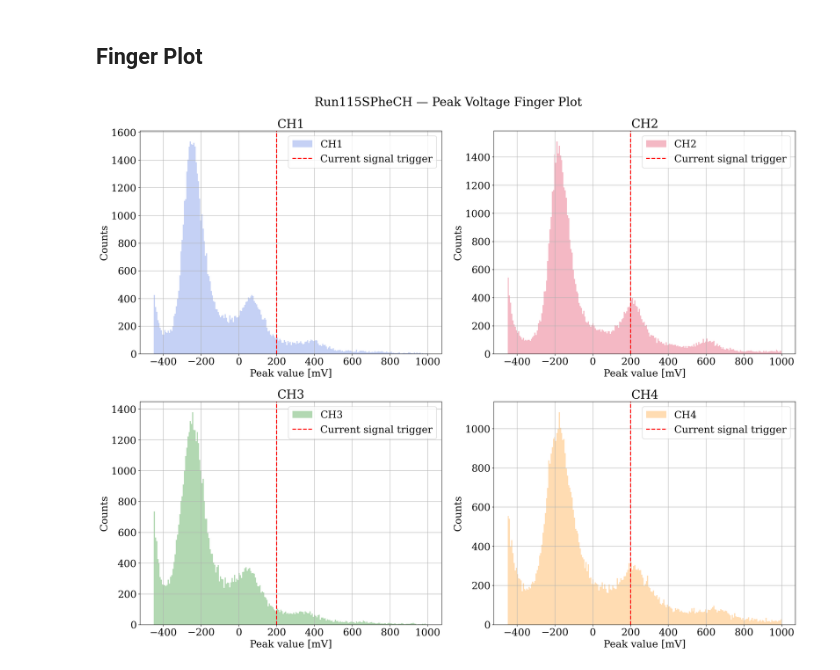
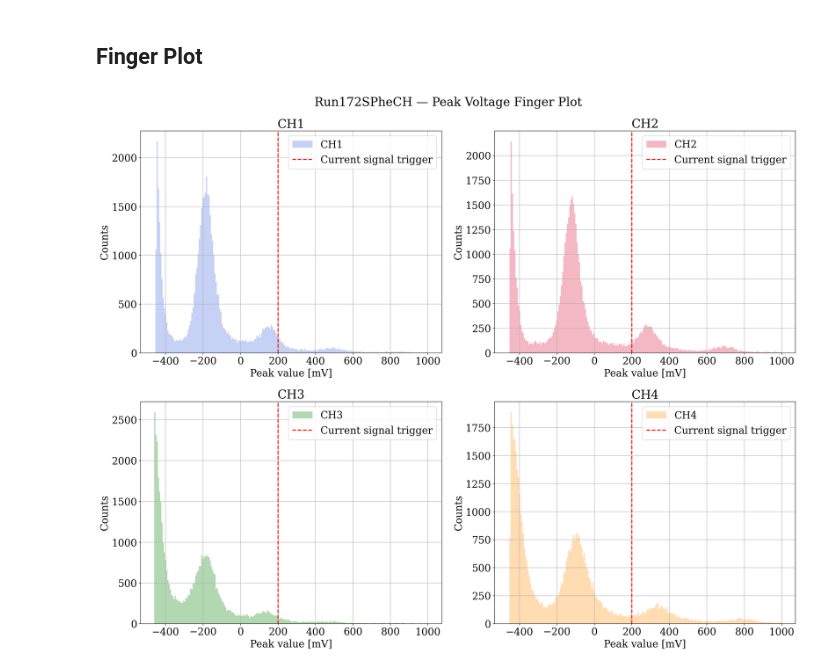
Before and after one commit to mariandbt/CIGAR, a Jupyter notebook: notebooks/FingerPlot4CHs.ipynb, the cells around one changed output. Drawn from its saved outputs; the diff is of its cells as text; code cells hidden in the pictures.

```diff
--- a/notebooks/FingerPlot4CHs.ipynb
+++ b/notebooks/FingerPlot4CHs.ipynb
@@ -91,12 +91,12 @@ CB_LINESTYLES = ['-', '--', '-.', ':', '-', '--', '-.', ':', '-', '--', '-.', ':
 ##  Data reading
 # %%
 base        = f"/home/marian/CIGAR_ANALYSIS/CIGAR/data"
-# run_base     = 'Run174SPheCH'   # prefix; per-channel run dirs: Run172SPheCH1, Run172SPheCH2, ...
-# temperature  = 7
-# pressure     = 7.5
-run_base     = 'Run115SPheCH'   # prefix; per-channel run dirs: Run172SPheCH1, Run172SPheCH2, ...
-temperature  = 14
-pressure     = 1.5
+run_base     = 'Run172SPheCH'   # prefix; per-channel run dirs: Run172SPheCH1, Run172SPheCH2, ...
+temperature  = 6
+pressure     = 8.5
+# run_base     = 'Run115SPheCH'   # prefix; per-channel run dirs: Run172SPheCH1, Run172SPheCH2, ...
+# temperature  = 14
+# pressure     = 1.5
 # %%
 # --- All 4 channels are processed together ---
 all_channels = ['CH1', 'CH2', 'CH3', 'CH4']
@@ -519,6 +522,7 @@ def FingerPlot(df, channels, n_gaussians_list, test = False):
     plt.show()
     return opt_A, opt_mu, opt_sigma, opt_mu_errors
 # %%
-n_gaussians = [4, 4, 3, 3]
+# n_gaussians = [4, 4, 4, 4]
+n_gaussians = [3]*4
 opt_A, opt_mu, opt_sigma, opt_mu_errors = FingerPlot(filtered_df, channels, n_gaussians, test=False)
 # %% [output]
@@ -525,0 +611,7 @@ opt_A, opt_mu, opt_sigma, opt_mu_errors = FingerPlot(filtered_df, channels, n_ga
+# %%
+window_width_time = time[time_window][-1] - time[time_window][0]
+
+DCR, DCR_err, poisson_params = calculate_DCR(opt_A, opt_mu, opt_sigma, window_width_time)
+
+for ch in DCR:
+    print(f'{ch}: DCR = ({DCR[ch]:.3E} ± {DCR_err[ch]:.1E}) Hz  (integration window = {window_width_time:.2E} s)')
@@ -589,7 +687,7 @@ plt.show()
 def FingerPlotVoltage(df, channels, n_gaussians):
     """Peak-voltage finger plot for all channels in a 2x2 grid."""
 
-    opt_A, opt_mu, opt_sigma, opt_mu_errors = {}, {}, {}, {}
+    voltage_opt_A, voltage_opt_mu, voltage_opt_sigma, voltage_opt_mu_errors = {}, {}, {}, {}
 
     fig, axs = plt.subplots(2, 2, figsize=(20, 16), dpi=150)
     fig.suptitle(f'{run_base} — Peak Voltage Finger Plot')
@@ -606,7 +704,7 @@ def FingerPlotVoltage(df, channels, n_gaussians):
 
         events_hist, bins, _ = ax.hist(peak_mV,
                                        bins=int(np.sqrt(len(peak_mV))),
-                                       range=(-450, 1000),
+                                       range=(-460, 1000),
                                        density=False,
                                        color=colors[i],
                                        alpha=0.3,
@@ -625,9 +723,9 @@ def FingerPlotVoltage(df, channels, n_gaussians):
     plt.tight_layout()
     plt.show()
 
-    return opt_A, opt_mu, opt_sigma, opt_mu_errors
+    return voltage_opt_A, voltage_opt_mu, voltage_opt_sigma, voltage_opt_mu_errors
 # %%
 n_gaussians = 2
-opt_A, opt_mu, opt_sigma, opt_mu_errors = FingerPlotVoltage(filtered_df, channels, n_gaussians)
+voltage_opt_A, voltage_opt_mu, voltage_opt_sigma, voltage_opt_mu_errors = FingerPlotVoltage(filtered_df, channels, n_gaussians)
 # %% [output]
-[figure, old version]
+[figure, new version]
```
Also changed, not shown: parts of 15 cells of this notebook.
